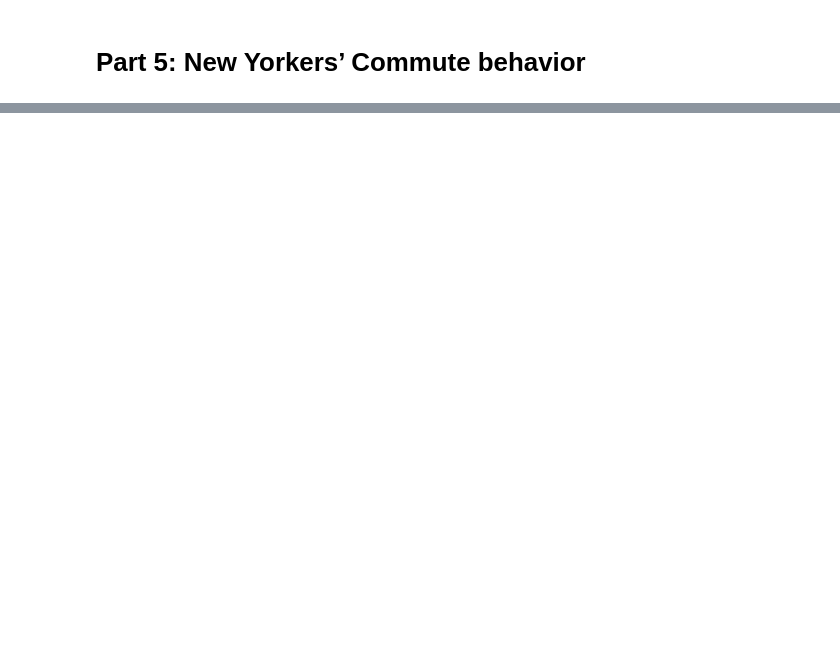
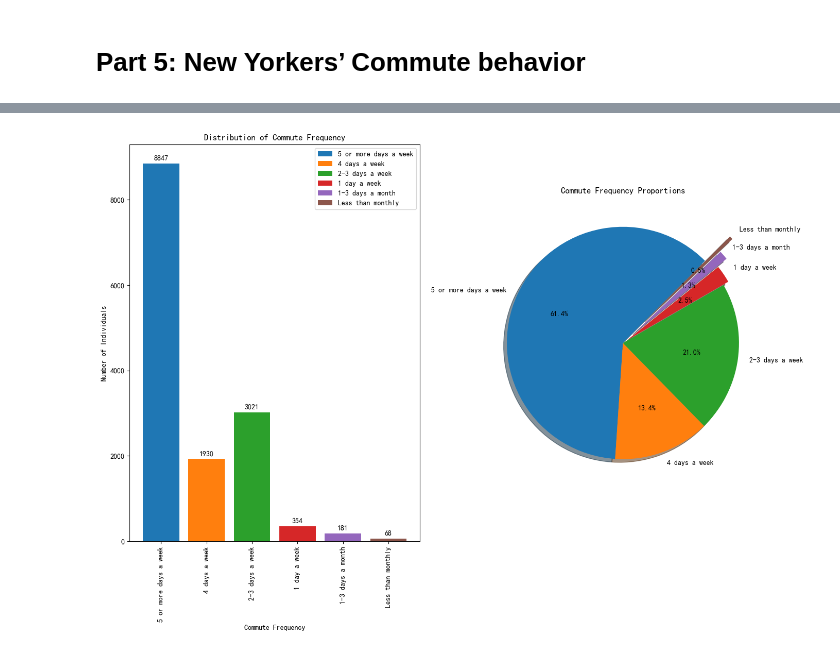
Before and after one commit to WenlongL1/CIE-539-Project, a Jupyter notebook: part5.ipynb, the cells around one changed output, grey strips where cells are left out. Drawn from its saved outputs; the diff is of its cells as text; code cells hidden in the pictures; blank space fills up the shorter version.

```diff
--- a/part5.ipynb
+++ b/part5.ipynb
@@ -33,0 +116,24 @@ pd.set_option('display.max_columns', None)
+# %%
+dpth_commute_freq = dpth.groupby('commute_freq').size()
+dpth_commute_freq_name = {1:'5 or more days a week', 2:'4 days a week', 3:'2-3 days a week', 4:'1 day a week', 5:'1-3 days a month', 6:'Less than monthly'}
+dpth_commute_freq.index = dpth_commute_freq.index.map(dpth_commute_freq_name)
+
+
+cmap = plt.get_cmap('tab10')
+plt.figure(figsize=(16,10))
+
+plt.subplot(121)
+com_o_bar = plt.bar(dpth_commute_freq.index, dpth_commute_freq.values, color=cmap.colors)
+plt.bar_label(com_o_bar,padding=3)
+plt.xlabel('Commute Frequency')
+plt.ylabel('Number of Individuals')
+plt.title('Distribution of Commute Frequency')
+plt.legend(com_o_bar, dpth_commute_freq.index)
+plt.xticks(rotation=90)
+
+plt.subplot(122)
+com_o_pie = plt.pie(dpth_commute_freq.values, labels=dpth_commute_freq.index, autopct='%1.1f%%', explode=(0, 0, 0, 0.05, 0.15, 0.3), colors=cmap.colors, startangle=45, shadow=True)
+plt.title('Commute Frequency Proportions')
+plt.show()
+# %% [output]
+[figure, added]
```
Also changed, not shown: parts of 9 cells of this notebook, 1 other file.
